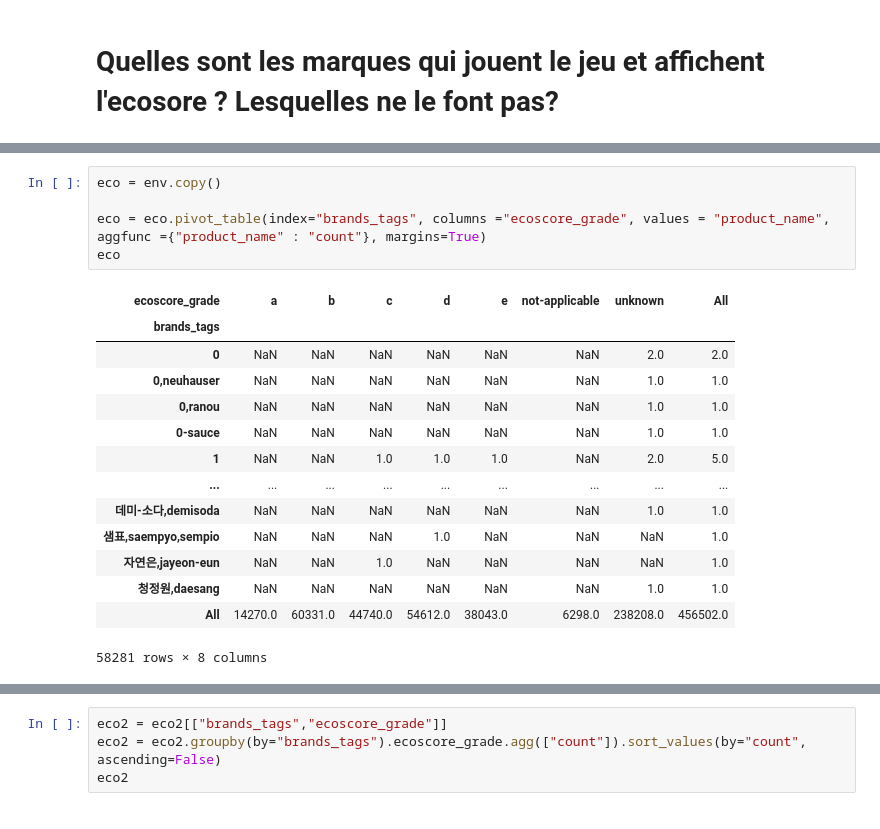
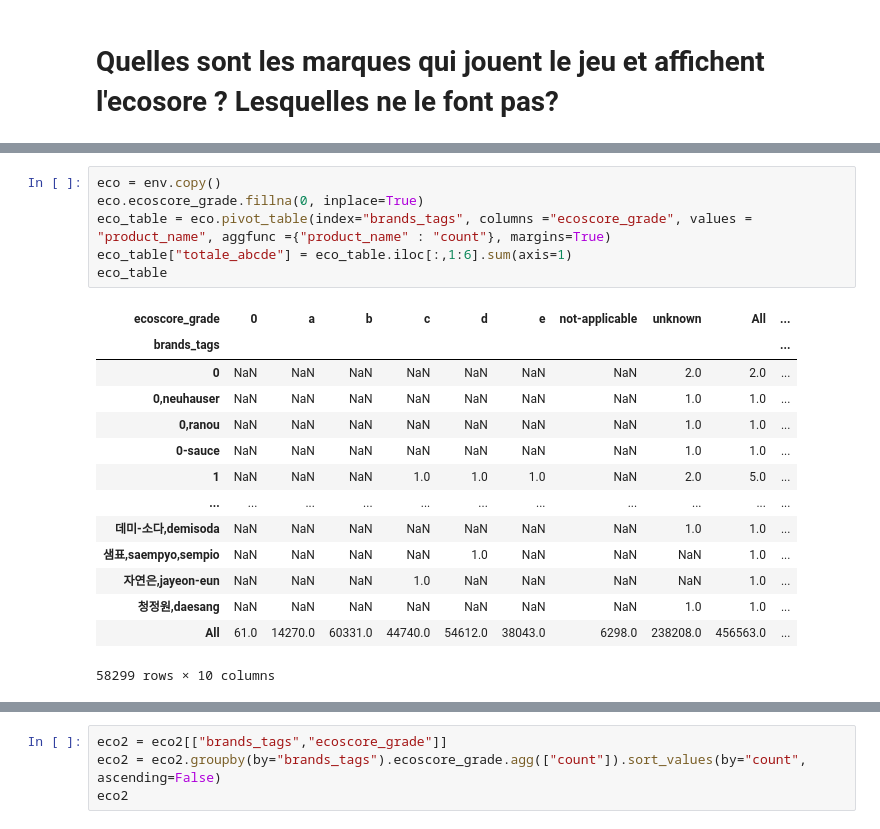
Before and after one commit to GrandMarabout/Analyse-UFC-que-choisir, a Jupyter notebook: Projet sur l'analyse de la qualité des produits alimentaires-Copy1.ipynb, the cells around one changed output, grey strips where cells are left out. Saved outputs shown, nothing was run; the diff lists cells and outputs as text.

```diff
--- a/Projet sur l'analyse de la qualité des produits alimentaires-Copy1.ipynb
+++ b/Projet sur l'analyse de la qualité des produits alimentaires-Copy1.ipynb
@@ -452,21 +414,22 @@ env.head(2)
 | 1 | 0000000000017 | Vitória crackers | NaN | NaN | en:france | NaN | https://images.openfoodfacts.org/... | unknown | ... |
 # %%
 eco = env.copy()
-
-eco = eco.pivot_table(index="brands_tags", columns ="ecoscore_grade", values = "product_name", aggfunc ={"product_name" : "count"}, margins=True)
-eco
+eco.ecoscore_grade.fillna(0, inplace=True)
+eco_table = eco.pivot_table(index="brands_tags", columns ="ecoscore_grade", values = "product_name", aggfunc ={"product_name" : "count"}, margins=True)
+eco_table["totale_abcde"] = eco_table.iloc[:,1:6].sum(axis=1)
+eco_table
 # %% [output]
-| ecoscore_grade | a | b | c | d | e | not-applicable | unknown | All |
-| brands_tags |  |  |  |  |  |  |  |  |
-| 0 | NaN | NaN | NaN | NaN | NaN | NaN | 2.0 | 2.0 |
-| 0,neuhauser | NaN | NaN | NaN | NaN | NaN | NaN | 1.0 | 1.0 |
-| 0,ranou | NaN | NaN | NaN | NaN | NaN | NaN | 1.0 | 1.0 |
-| 0-sauce | NaN | NaN | NaN | NaN | NaN | NaN | 1.0 | 1.0 |
-| 1 | NaN | NaN | 1.0 | 1.0 | 1.0 | NaN | 2.0 | 5.0 |
-| ... | ... | ... | ... | ... | ... | ... | ... | ... |
-| 데미-소다,demisoda | NaN | NaN | NaN | NaN | NaN | NaN | 1.0 | 1.0 |
-| 샘표,saempyo,sempio | NaN | NaN | NaN | 1.0 | NaN | NaN | NaN | 1.0 |
-| 자연은,jayeon-eun | NaN | NaN | 1.0 | NaN | NaN | NaN | NaN | 1.0 |
-| 청정원,daesang | NaN | NaN | NaN | NaN | NaN | NaN | 1.0 | 1.0 |
-| All | 14270.0 | 60331.0 | 44740.0 | 54612.0 | 38043.0 | 6298.0 | 238208.0 | 456502.0 |
+| ecoscore_grade | 0 | a | b | c | d | e | not-applicable | unknown | All | ... |
+| brands_tags |  |  |  |  |  |  |  |  |  | ... |
+| 0 | NaN | NaN | NaN | NaN | NaN | NaN | NaN | 2.0 | 2.0 | ... |
+| 0,neuhauser | NaN | NaN | NaN | NaN | NaN | NaN | NaN | 1.0 | 1.0 | ... |
+| 0,ranou | NaN | NaN | NaN | NaN | NaN | NaN | NaN | 1.0 | 1.0 | ... |
+| 0-sauce | NaN | NaN | NaN | NaN | NaN | NaN | NaN | 1.0 | 1.0 | ... |
+| 1 | NaN | NaN | NaN | 1.0 | 1.0 | 1.0 | NaN | 2.0 | 5.0 | ... |
+| ... | ... | ... | ... | ... | ... | ... | ... | ... | ... | ... |
+| 데미-소다,demisoda | NaN | NaN | NaN | NaN | NaN | NaN | NaN | 1.0 | 1.0 | ... |
+| 샘표,saempyo,sempio | NaN | NaN | NaN | NaN | 1.0 | NaN | NaN | NaN | 1.0 | ... |
+| 자연은,jayeon-eun | NaN | NaN | NaN | 1.0 | NaN | NaN | NaN | NaN | 1.0 | ... |
+| 청정원,daesang | NaN | NaN | NaN | NaN | NaN | NaN | NaN | 1.0 | 1.0 | ... |
+| All | 61.0 | 14270.0 | 60331.0 | 44740.0 | 54612.0 | 38043.0 | 6298.0 | 238208.0 | 456563.0 | ... |
-58281 rows × 8 columns
+58299 rows × 10 columns
```
Also changed, not shown: parts of 35 cells of this notebook.
